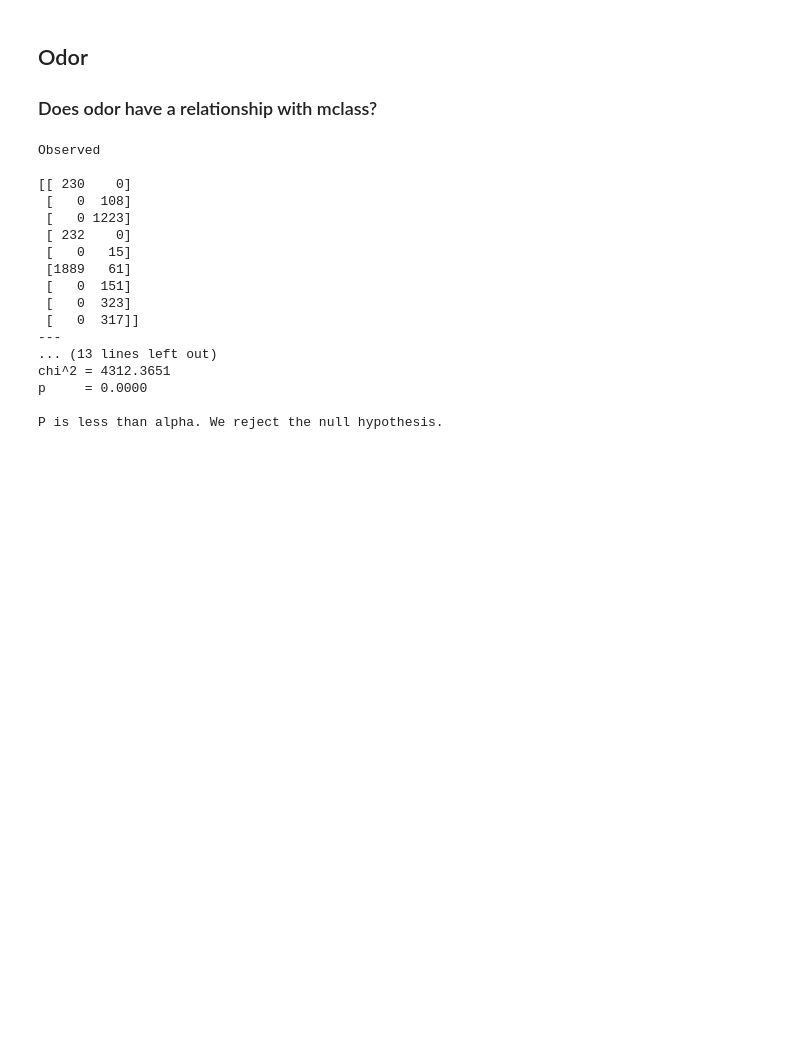
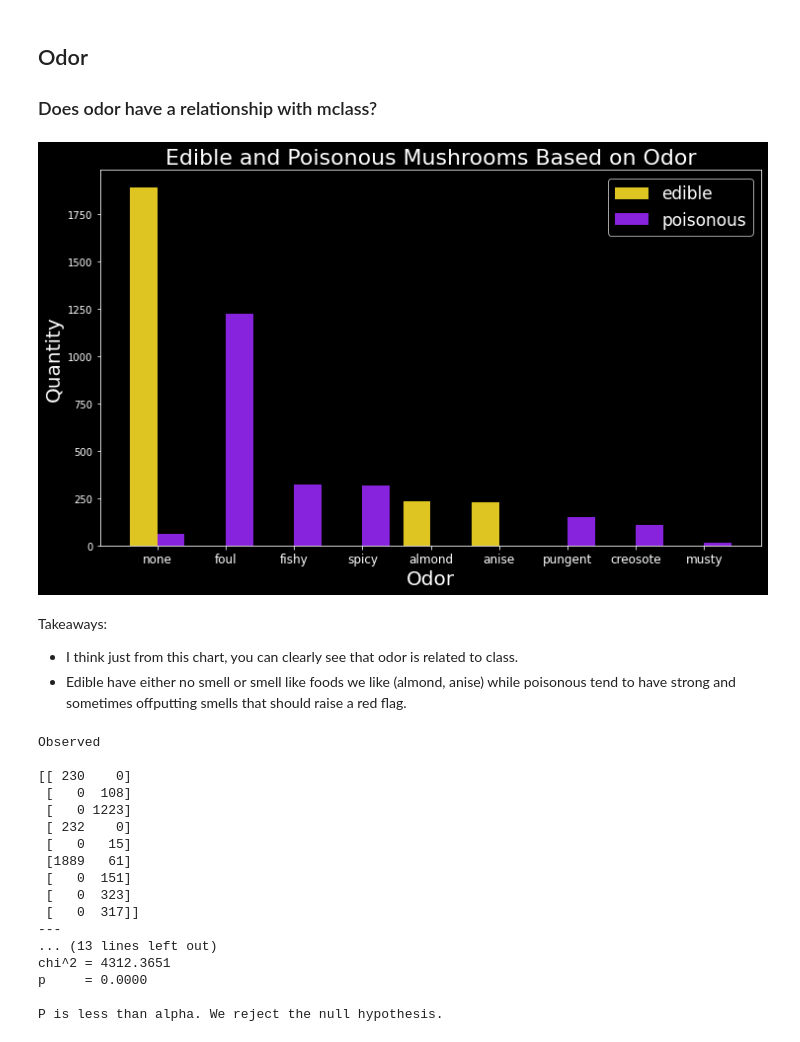
Before and after one commit to paigerackley/mushroom-classification-project, a Jupyter notebook: scratchbook.ipynb, the cells around one changed output. Drawn from its saved outputs; the diff is of its cells as text; code cells hidden in the pictures; blank space fills up the shorter version.

```diff
--- a/scratchbook.ipynb
+++ b/scratchbook.ipynb
@@ -234,6 +234,44 @@ P is less than alpha. We reject the null hypothesis.
 
 
 ### Does odor have a relationship with mclass?
+# %%
+#Obtain total number of mushrooms for each 'odor' (Entire DataFrame)
+odors = train['odor'].value_counts()
+odor_height = odors.values.tolist() #Provides numerical values
+odor_labels = odors.axes[0].tolist() #Converts index labels object to list
+
+
+poisonous_od = [] #Poisonous odor list
+edible_od = []    #Edible odor list
+for odor in odor_labels:
+    size = len(train[train['odor'] == odor].index)
+    edibles = len(train[(train['odor'] == odor) & (train['mclass'] == 'e')].index)
+    edible_od.append(edibles)
+    poisonous_od.append(size-edibles)
+
+#=====PLOT Preparations and Plotting====#
+width = 0.40
+ind = np.arange(9)  # the x locations for the groups
+fig, ax = plt.subplots(figsize=(12,7))
+edible_bars = ax.bar(ind, edible_od , width, color='#dec521')
+poison_bars = ax.bar(ind+width, poisonous_od , width, color='#8722dd')
+
+#Add some text for labels, title and axes ticks
+ax.set_xlabel("Odor",fontsize=20)
+ax.set_ylabel('Quantity',fontsize=20)
+ax.set_title('Edible and Poisonous Mushrooms Based on Odor',fontsize=22)
+ax.set_xticks(ind + width / 2) #Positioning on the x axis
+ax.set_xticklabels(('none', 'foul','fishy','spicy','almond','anise','pungent','creosote','musty'),
+                  fontsize = 12)
+ax.legend((edible_bars,poison_bars),('edible','poisonous'),fontsize=17)
+plt.show()
+# %% [output]
+[figure, added]
+# %% [markdown]
+Takeaways:
+
+- I think just from this chart, you can clearly see that odor is related to class.
+- Edible have either no smell or smell like foods we like (almond, anise) while poisonous tend to have strong and sometimes offputting smells that should raise a red flag.
 # %%
 observed3 = pd.crosstab(train.odor, train.mclass)
 
```
Also changed, not shown: parts of 3 cells of this notebook.
